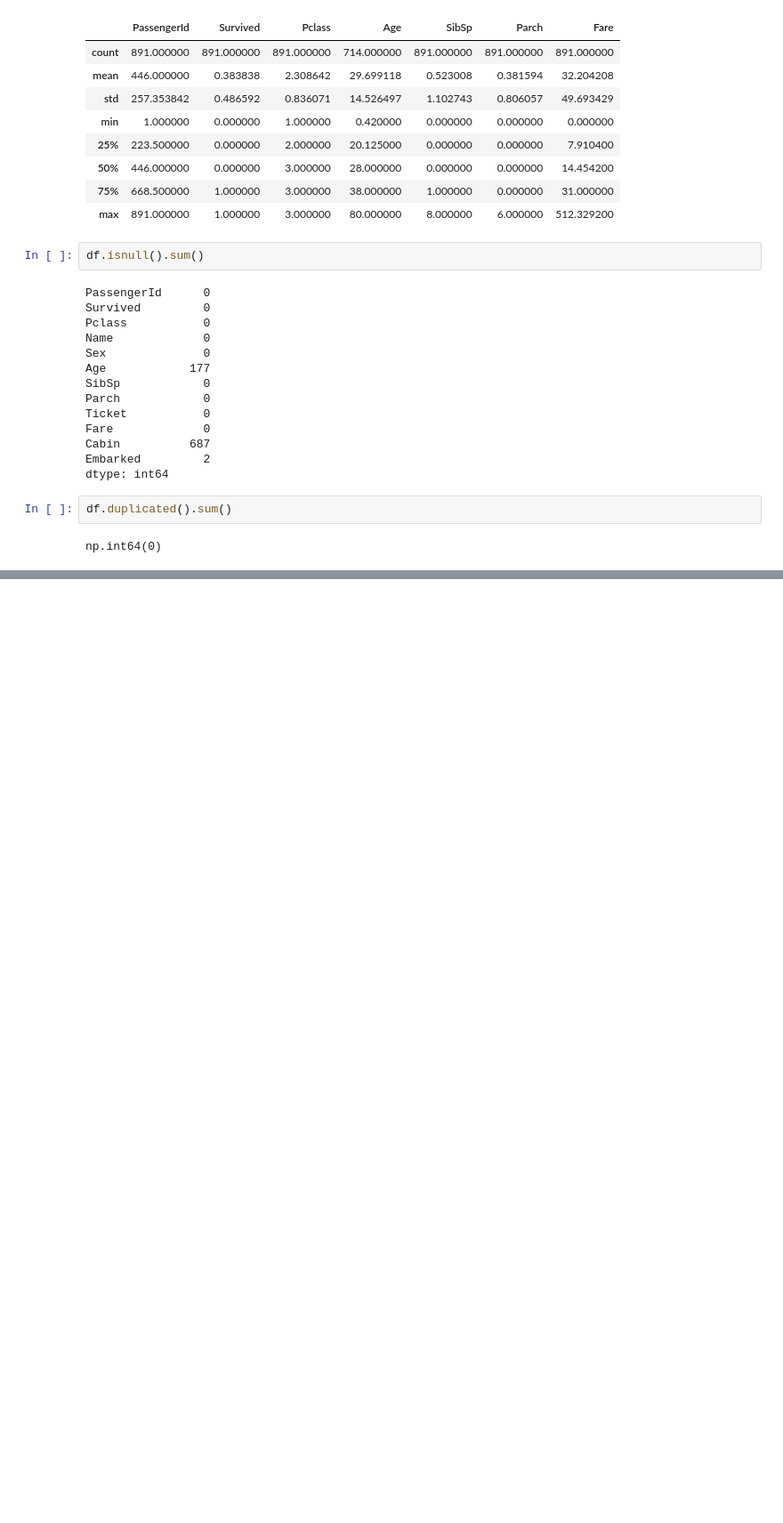
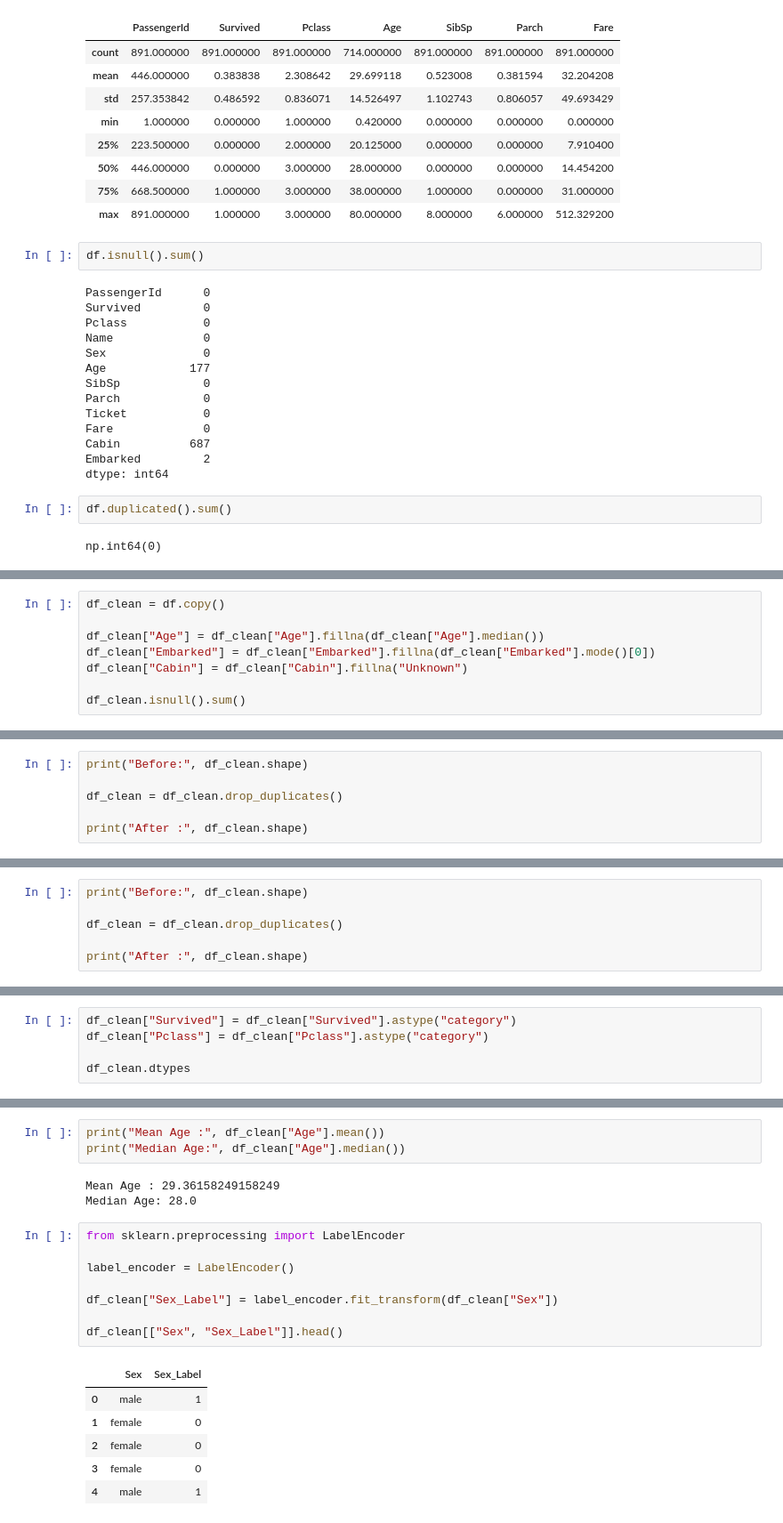
Before and after one commit to MyNameJeff77/ML-CPE, a Jupyter notebook: LAB02/LAB2_code.ipynb, the cells around one changed output, grey strips where cells are left out. Shown at 89% size. Saved outputs shown, nothing was run; the diff lists cells and outputs as text; blank space fills up the shorter version.

Commit message:
Complete LAB02 Data Preprocessing

```diff
--- a/LAB02/LAB2_code.ipynb
+++ b/LAB02/LAB2_code.ipynb
@@ -71,0 +100,8 @@ plt.show()
+# %%
+df_clean = df.copy()
+
+df_clean["Age"] = df_clean["Age"].fillna(df_clean["Age"].median())
+df_clean["Embarked"] = df_clean["Embarked"].fillna(df_clean["Embarked"].mode()[0])
+df_clean["Cabin"] = df_clean["Cabin"].fillna("Unknown")
+
+df_clean.isnull().sum()
@@ -71,0 +122,6 @@ plt.show()
+# %%
+print("Before:", df_clean.shape)
+
+df_clean = df_clean.drop_duplicates()
+
+print("After :", df_clean.shape)
@@ -71,0 +131,6 @@ plt.show()
+# %%
+print("Before:", df_clean.shape)
+
+df_clean = df_clean.drop_duplicates()
+
+print("After :", df_clean.shape)
@@ -71,0 +160,5 @@ plt.show()
+# %%
+df_clean["Survived"] = df_clean["Survived"].astype("category")
+df_clean["Pclass"] = df_clean["Pclass"].astype("category")
+
+df_clean.dtypes
@@ -71,0 +179,21 @@ plt.show()
+# %%
+print("Mean Age :", df_clean["Age"].mean())
+print("Median Age:", df_clean["Age"].median())
+# %% [output]
+Mean Age : 29.36158249158249
+Median Age: 28.0
+# %%
+from sklearn.preprocessing import LabelEncoder
+
+label_encoder = LabelEncoder()
+
+df_clean["Sex_Label"] = label_encoder.fit_transform(df_clean["Sex"])
+
+df_clean[["Sex", "Sex_Label"]].head()
+# %% [output]
+|  | Sex | Sex_Label |
+| 0 | male | 1 |
+| 1 | female | 0 |
+| 2 | female | 0 |
+| 3 | female | 0 |
+| 4 | male | 1 |
```
Also changed, not shown: parts of 12 cells of this notebook.
